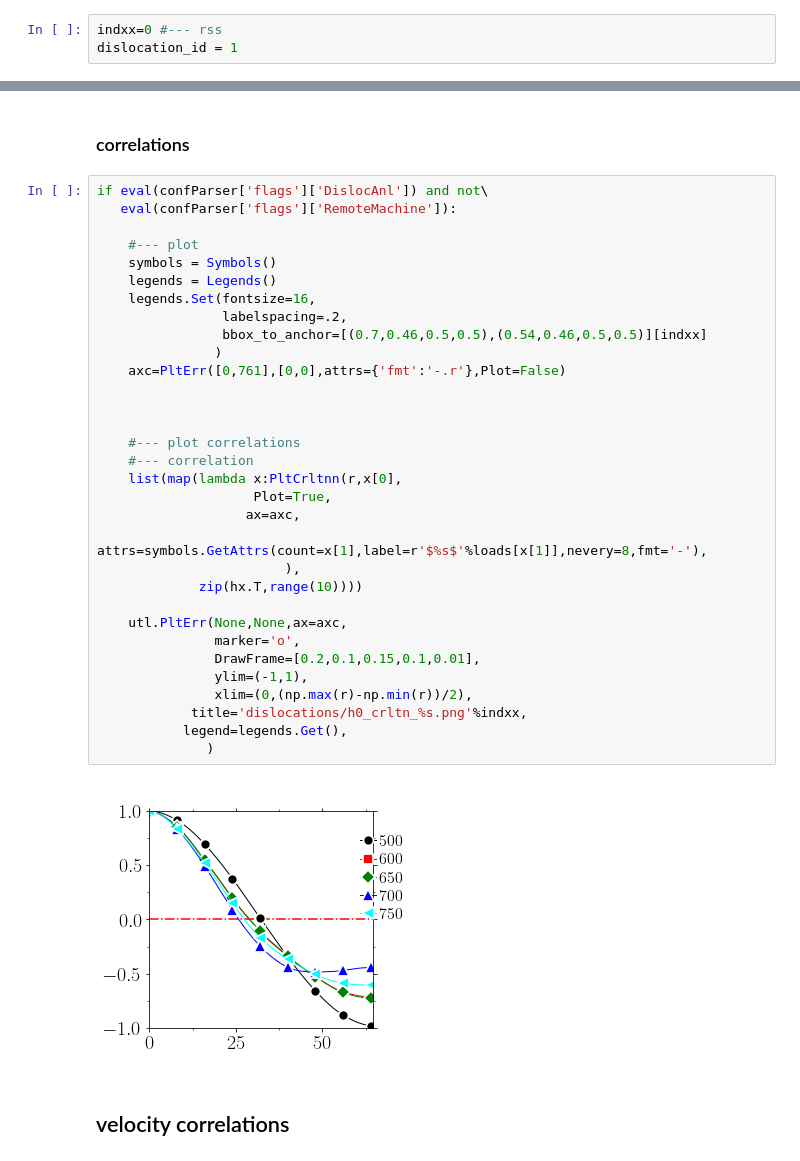
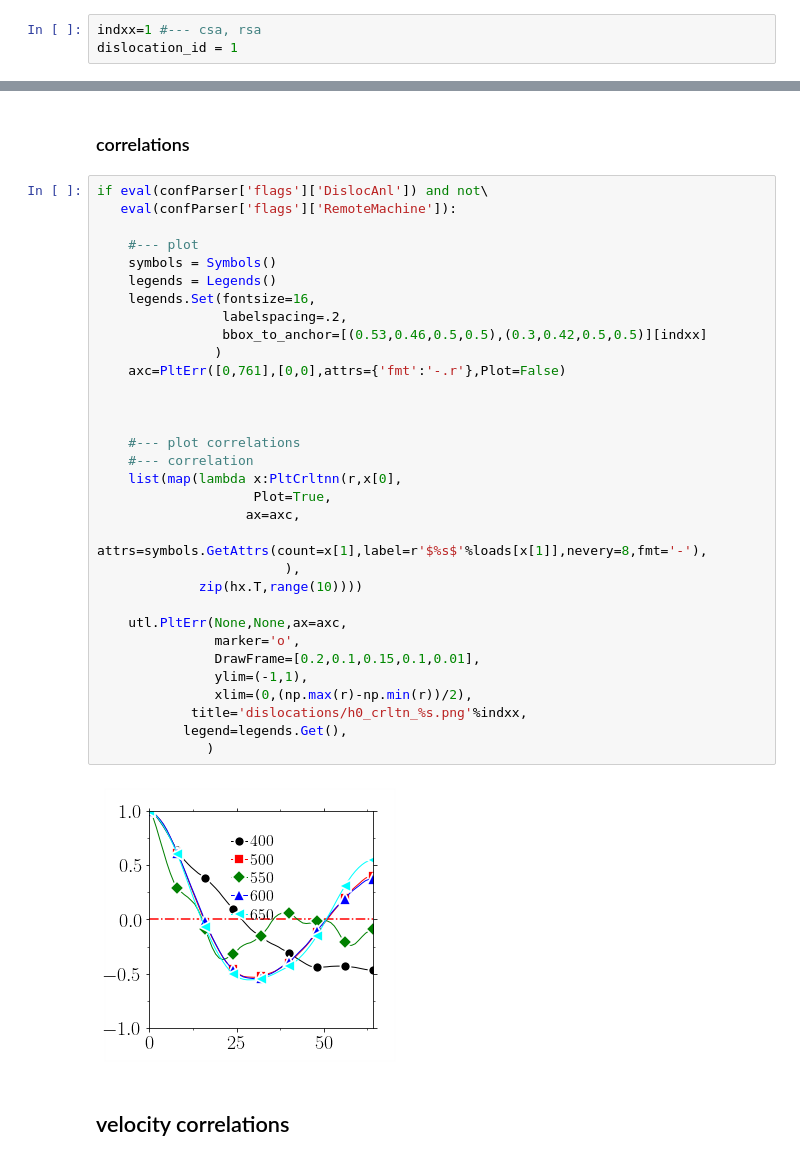
Before and after one commit to kkarimi62/HeaDef, a Jupyter notebook: postprocess/pressFluc2nd.ipynb, the cells around one changed output, grey strips where cells are left out. Cells and saved outputs as stored; diff of their text form.

```diff
--- a/postprocess/pressFluc2nd.ipynb
+++ b/postprocess/pressFluc2nd.ipynb
@@ -2799,7 +2799,7 @@ if eval(confParser['flags']['DislocAnl']):
 # %% [markdown]
 ### multiple timesteps: plot h
 # %%
-indxx=0 #--- rss
+indxx=1 #--- csa, rsa
 dislocation_id = 1
 # %%
 class parse:
@@ -2984,35 +2921,35 @@ if eval(confParser['flags']['DislocAnl']) and not\
    eval(confParser['flags']['RemoteMachine']):
 
     #--- plot
     symbols = Symbols()
     legends = Legends()
     legends.Set(fontsize=16,
                 labelspacing=.2,
-                bbox_to_anchor=[(0.7,0.46,0.5,0.5),(0.54,0.46,0.5,0.5)][indxx]
+                bbox_to_anchor=[(0.53,0.46,0.5,0.5),(0.3,0.42,0.5,0.5)][indxx]
                )
     axc=PltErr([0,761],[0,0],attrs={'fmt':'-.r'},Plot=False)
 
 
 
     #--- plot correlations
     #--- correlation
     list(map(lambda x:PltCrltnn(r,x[0],
                     Plot=True,
                    ax=axc,
                    attrs=symbols.GetAttrs(count=x[1],label=r'$%s$'%loads[x[1]],nevery=8,fmt='-'),
                         ),
              zip(hx.T,range(10))))
 
     utl.PltErr(None,None,ax=axc,
                marker='o',
                DrawFrame=[0.2,0.1,0.15,0.1,0.01],
                ylim=(-1,1),
                xlim=(0,(np.max(r)-np.min(r))/2),
             title='dislocations/h0_crltn_%s.png'%indxx,
            legend=legends.Get(),
               )
 # %% [output]
-[figure, old version]
+[figure, new version]
 # %% [markdown]
 ## velocity correlations
 # %%
```
Also changed, not shown: parts of 2 cells of this notebook, 1 other file.
